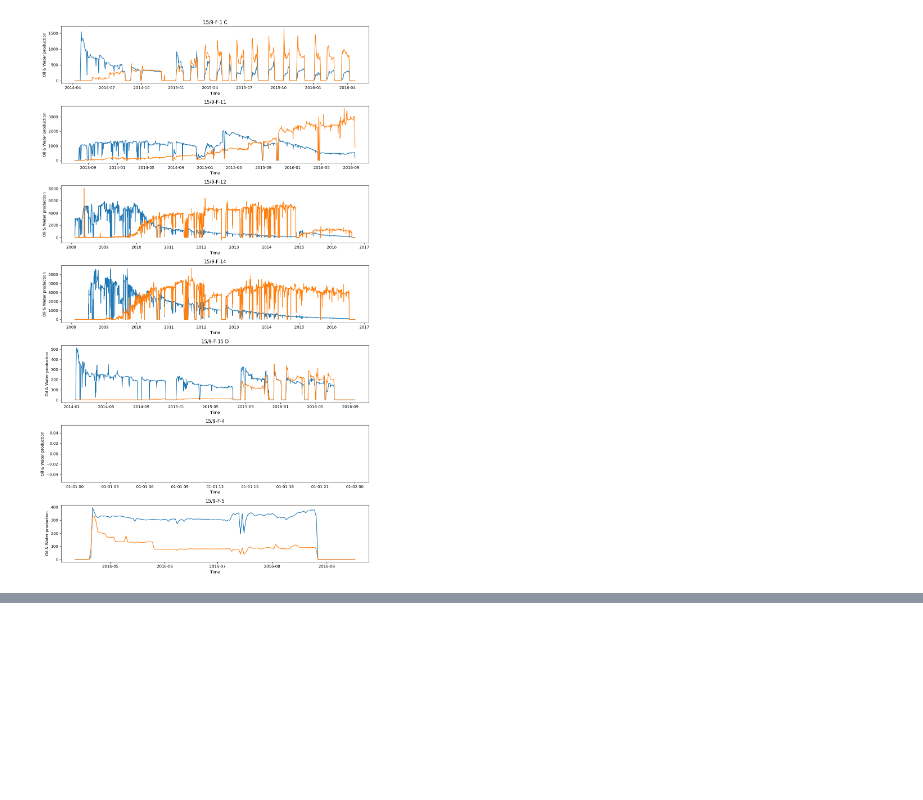
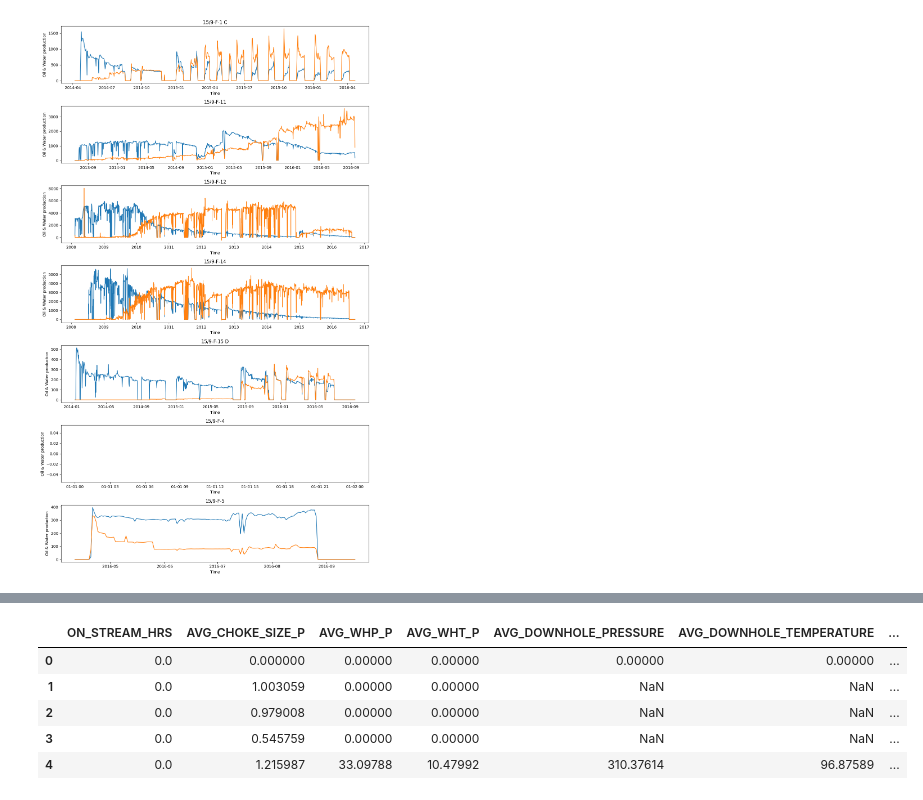
Before and after one commit to Anmol1301/Production-Forecasting, a Jupyter notebook: data_exploration.ipynb, the cells around one changed output, grey strips where cells are left out. Drawn from its saved outputs; the diff is of its cells as text; code cells hidden in the pictures; blank space fills up the shorter version.

```diff
--- a/data_exploration.ipynb
+++ b/data_exploration.ipynb
@@ -103,0 +142,22 @@ plt.show                                         # Show the plots (missing paren
+# %%
+target_col = 'BORE_OIL_VOL'
+features_cols = [
+    "ON_STREAM_HRS",
+    "AVG_CHOKE_SIZE_P",
+    "AVG_WHP_P",
+    "AVG_WHT_P",
+    "AVG_DOWNHOLE_PRESSURE",
+    "AVG_DOWNHOLE_TEMPERATURE",
+    "AVG_DP_TUBING",
+    "AVG_ANNULUS_PRESS"
+]
+well_name=daily_df['NPD_WELL_BORE_NAME'].unique()[0]
+well_data=daily_df[daily_df['NPD_WELL_BORE_NAME']==well_name].sort_values("DATEPRD")
+well_data[features_cols + [target_col]].head()
+# %% [output]
+|  | ON_STREAM_HRS | AVG_CHOKE_SIZE_P | AVG_WHP_P | AVG_WHT_P | AVG_DOWNHOLE_PRESSURE | AVG_DOWNHOLE_TEMPERATURE | ... |
+| 0 | 0.0 | 0.000000 | 0.00000 | 0.00000 | 0.00000 | 0.00000 | ... |
+| 1 | 0.0 | 1.003059 | 0.00000 | 0.00000 | NaN | NaN | ... |
+| 2 | 0.0 | 0.979008 | 0.00000 | 0.00000 | NaN | NaN | ... |
+| 3 | 0.0 | 0.545759 | 0.00000 | 0.00000 | NaN | NaN | ... |
+| 4 | 0.0 | 1.215987 | 33.09788 | 10.47992 | 310.37614 | 96.87589 | ... |
```
Also changed, not shown: parts of 4 cells of this notebook.
